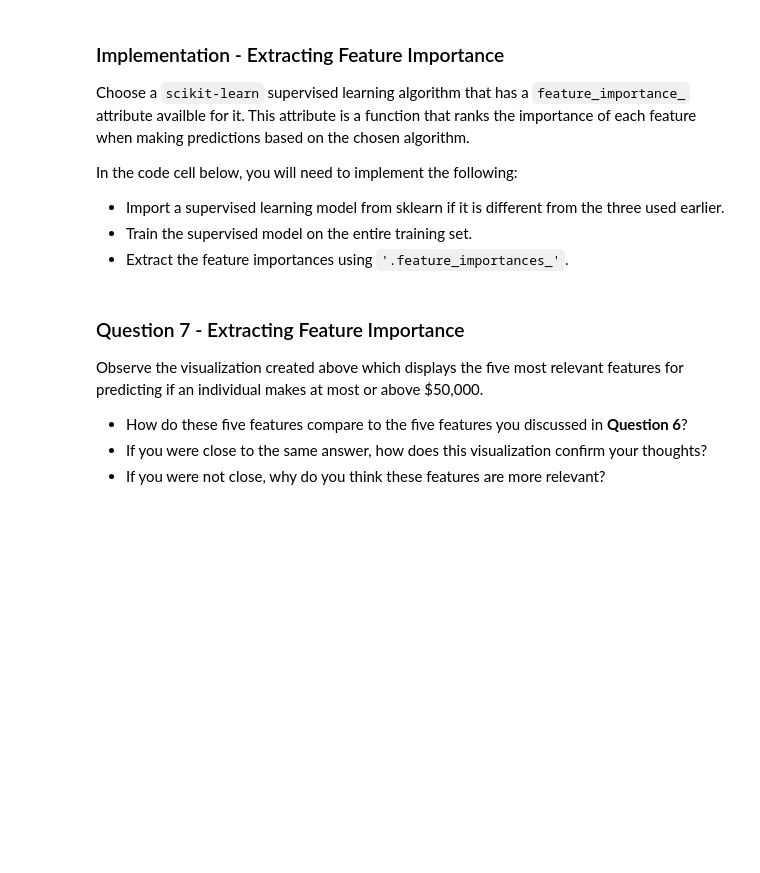
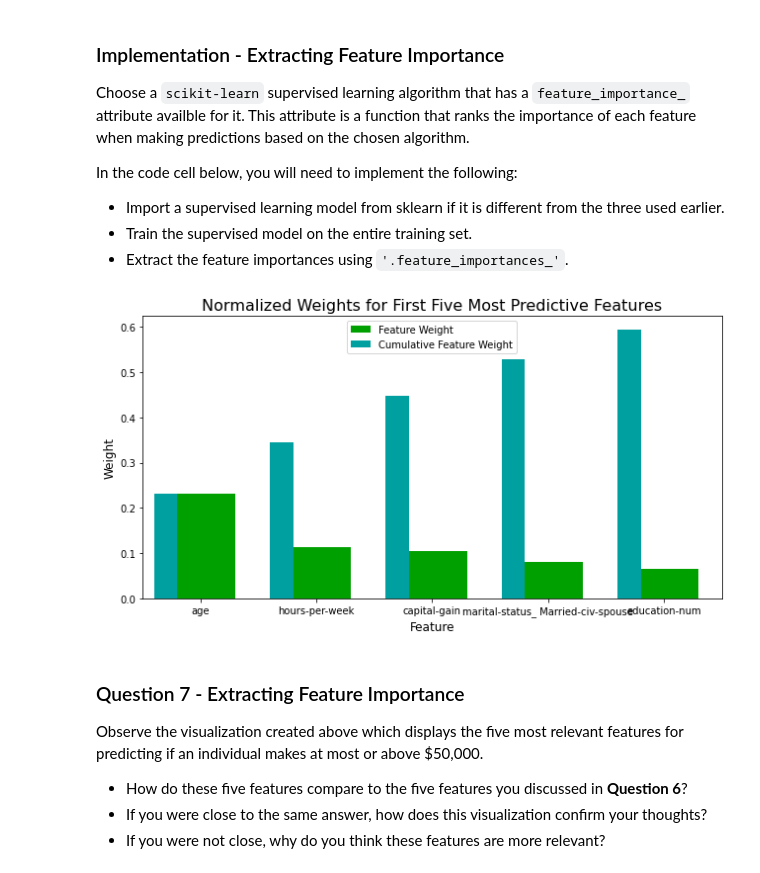
Before and after one commit to Voloveee/Finding_Donors_for_CharityML, a Jupyter notebook: finding_donors.ipynb, the cells around one changed output. Drawn from its saved outputs; the diff is of its cells as text; code cells hidden in the pictures; blank space fills up the shorter version.

```diff
--- a/finding_donors.ipynb
+++ b/finding_donors.ipynb
@@ -564,15 +564,17 @@ In the code cell below, you will need to implement the following:
 # %%
 # TODO: Import a supervised learning model that has 'feature_importances_'
 
 
 # TODO: Train the supervised model on the training set using .fit(X_train, y_train)
-model = None
+model = clf_A.fit(X_train, y_train)
 
 # TODO: Extract the feature importances using .feature_importances_
-importances = None
+importances = model.feature_importances_
 
 # Plot
 vs.feature_plot(importances, X_train, y_train)
+# %% [output]
+[figure, added]
 # %% [markdown]
 ### Question 7 - Extracting Feature Importance
 
```
Also changed, not shown: parts of 8 cells of this notebook.
